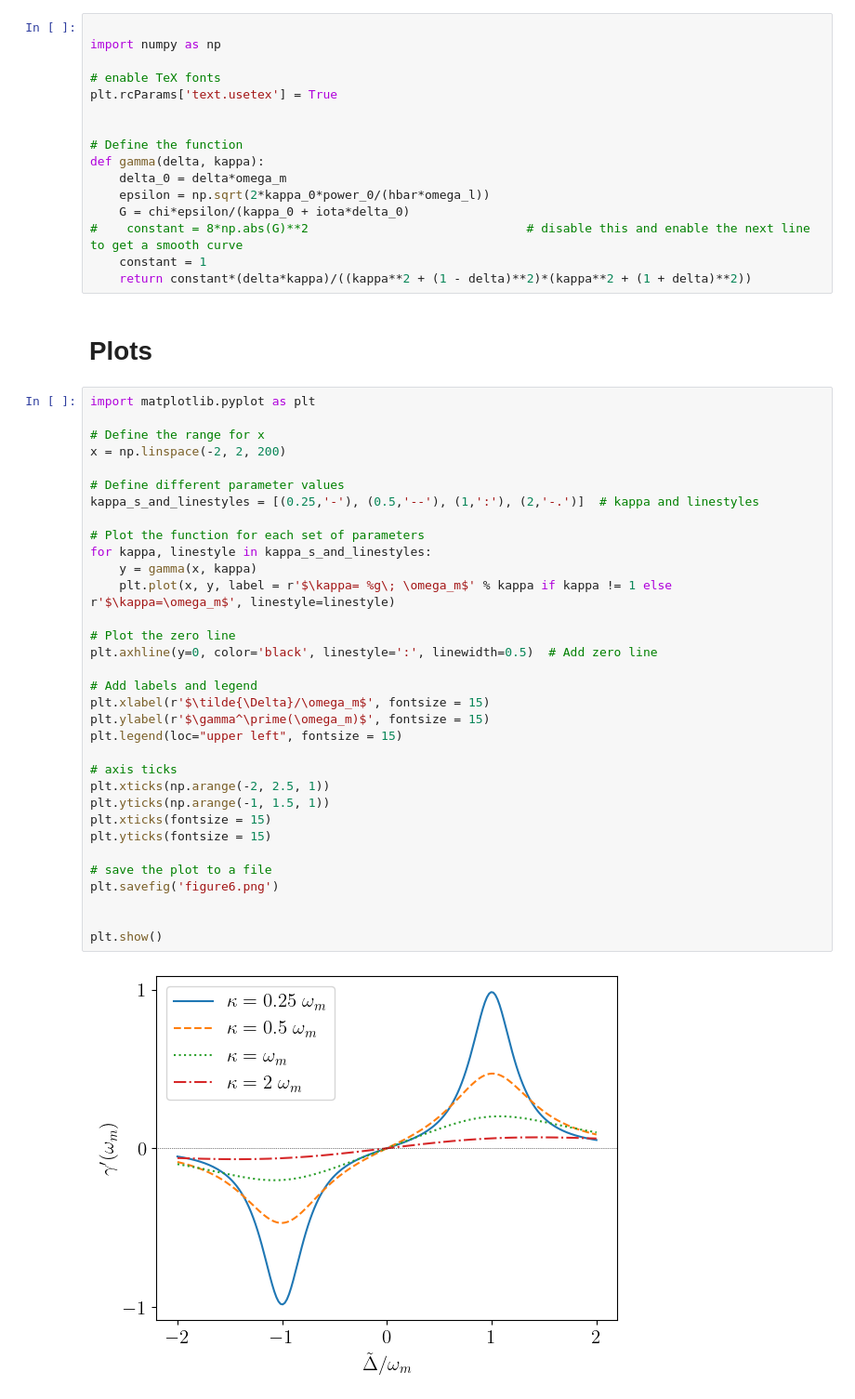
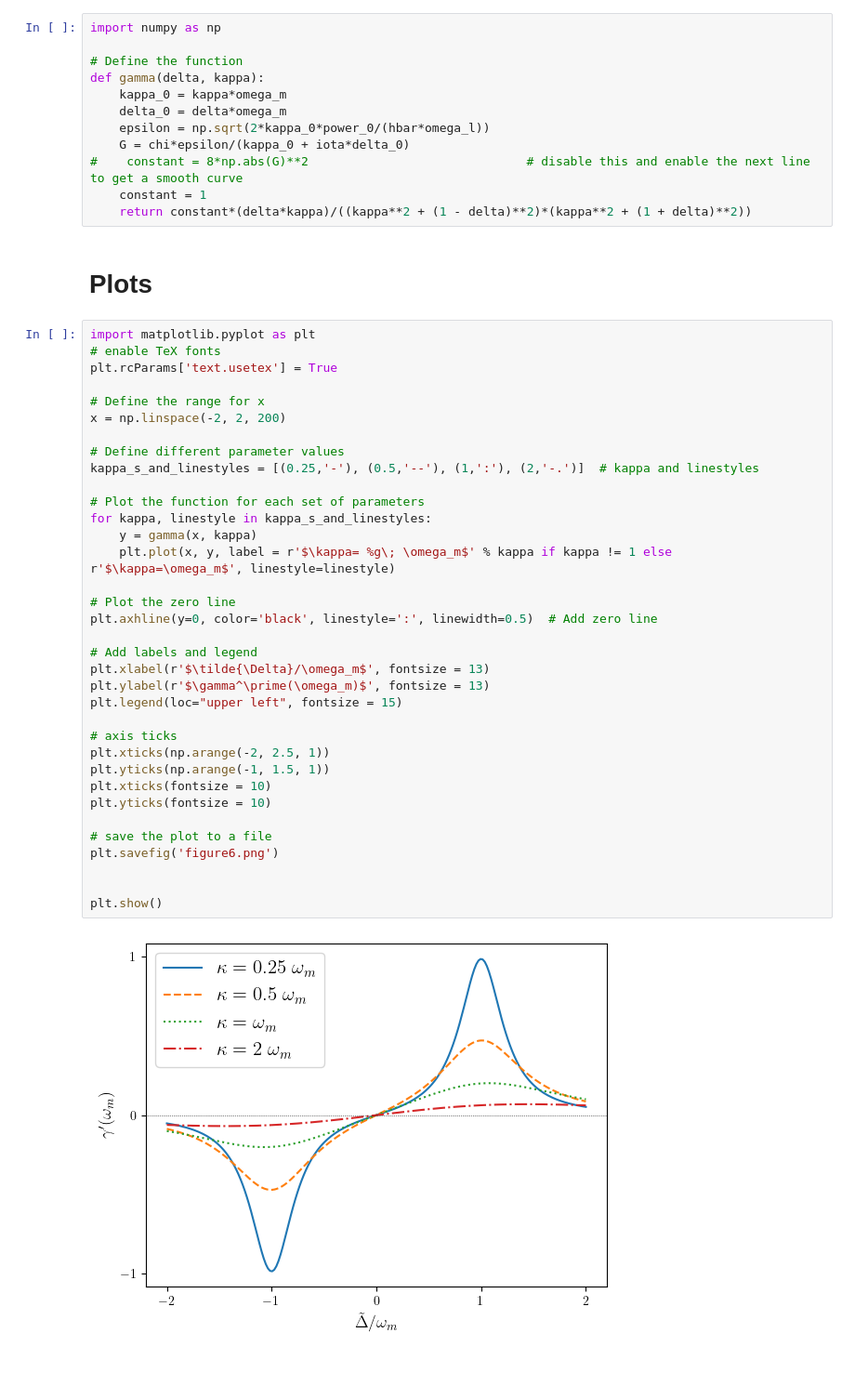
Before and after one commit to nilamoni/Optomechanics, a Jupyter notebook: effective_mechanical_decay_rate.ipynb, the cells around one changed output. Shown at 93% size. Drawn from its saved outputs; the diff is of its cells as text; blank space fills up the shorter version.

```diff
--- a/effective_mechanical_decay_rate.ipynb
+++ b/effective_mechanical_decay_rate.ipynb
@@ -66,15 +66,11 @@ chi = g_0/omega_m
 # %% [markdown]
 # Main code
 # %%
-
 import numpy as np
-
-# enable TeX fonts
-plt.rcParams['text.usetex'] = True
-
 
 # Define the function
 def gamma(delta, kappa):
+    kappa_0 = kappa*omega_m
     delta_0 = delta*omega_m
     epsilon = np.sqrt(2*kappa_0*power_0/(hbar*omega_l))
     G = chi*epsilon/(kappa_0 + iota*delta_0)
@@ -85,36 +81,38 @@ def gamma(delta, kappa):
 # Plots
 # %%
 import matplotlib.pyplot as plt
+# enable TeX fonts
+plt.rcParams['text.usetex'] = True
 
 # Define the range for x
 x = np.linspace(-2, 2, 200)
 
 # Define different parameter values
 kappa_s_and_linestyles = [(0.25,'-'), (0.5,'--'), (1,':'), (2,'-.')]  # kappa and linestyles
 
 # Plot the function for each set of parameters
 for kappa, linestyle in kappa_s_and_linestyles:
     y = gamma(x, kappa)
     plt.plot(x, y, label = r'$\kappa= %g\; \omega_m$' % kappa if kappa != 1 else r'$\kappa=\omega_m$', linestyle=linestyle)
 
 # Plot the zero line
 plt.axhline(y=0, color='black', linestyle=':', linewidth=0.5)  # Add zero line
 
 # Add labels and legend
-plt.xlabel(r'$\tilde{\Delta}/\omega_m$', fontsize = 15)
-plt.ylabel(r'$\gamma^\prime(\omega_m)$', fontsize = 15)
+plt.xlabel(r'$\tilde{\Delta}/\omega_m$', fontsize = 13)
+plt.ylabel(r'$\gamma^\prime(\omega_m)$', fontsize = 13)
 plt.legend(loc="upper left", fontsize = 15)
 
 # axis ticks
 plt.xticks(np.arange(-2, 2.5, 1))
 plt.yticks(np.arange(-1, 1.5, 1))
-plt.xticks(fontsize = 15)
-plt.yticks(fontsize = 15)
+plt.xticks(fontsize = 10)
+plt.yticks(fontsize = 10)
 
 # save the plot to a file
 plt.savefig('figure6.png')
 
 
 plt.show()
 # %% [output]
-[figure, old version]
+[figure, new version]
```
Also changed, not shown: 9 other files.
